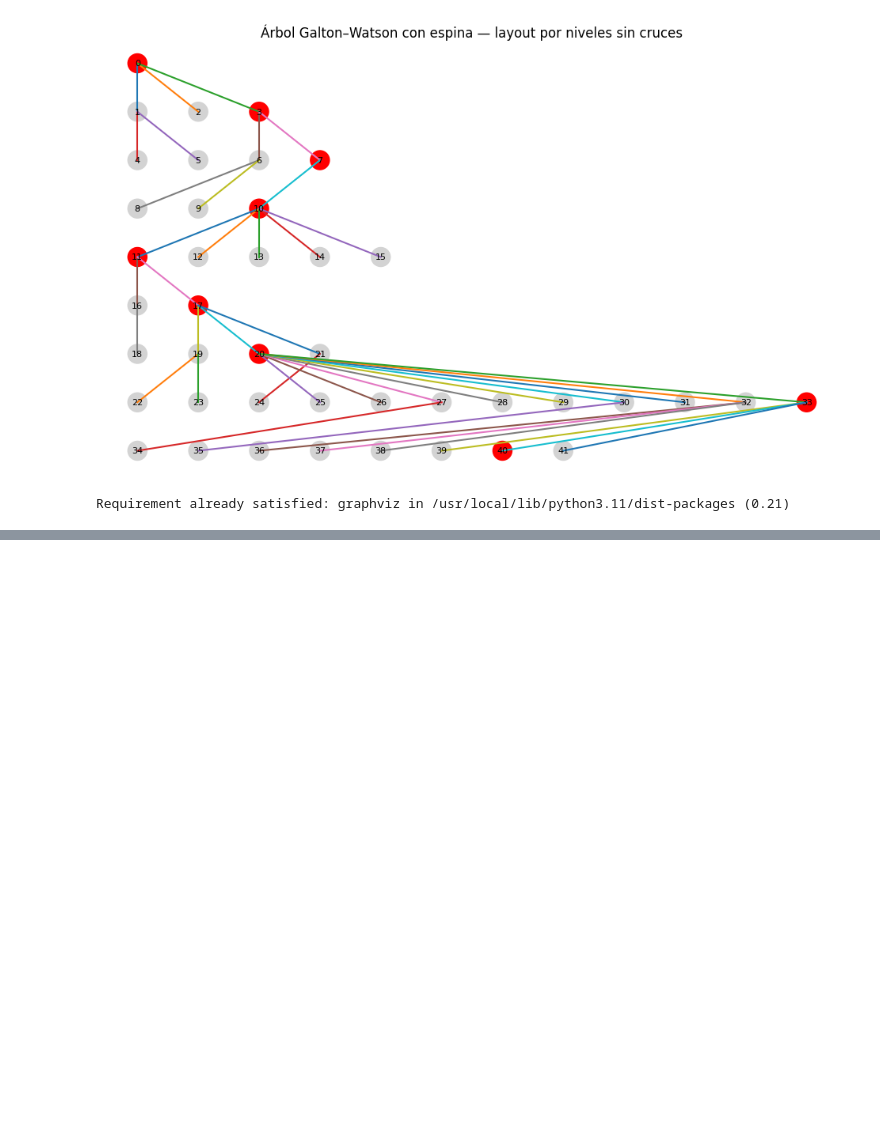
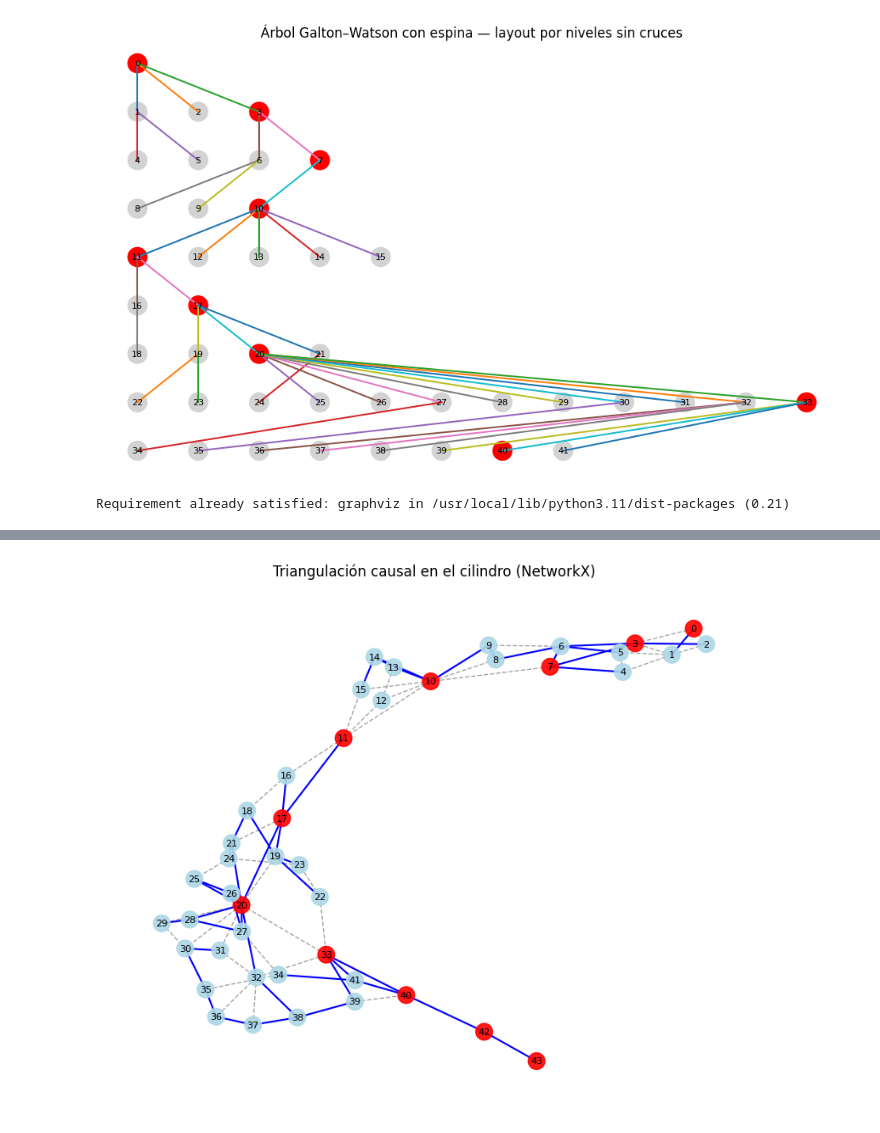
Before and after one commit to RobertoSam/SimulacionAnalisisPercolacionTriangulacionesCausales, a Jupyter notebook: notebooks/simulacion_arbol.ipynb, the cells around one changed output, grey strips where cells are left out. Drawn from its saved outputs; the diff is of its cells as text; code cells hidden in the pictures; blank space fills up the shorter version.

```diff
--- a/notebooks/simulacion_arbol.ipynb
+++ b/notebooks/simulacion_arbol.ipynb
@@ -130,0 +472,49 @@ draw_tree_graphviz(nodos, aristas, invertir_aristas=True)
+# %%
+import networkx as nx
+
+# Crear un grafo no dirigido con networkx a partir de todas las aristas (tiempo + espacio)
+G_cilindro = nx.Graph()
+
+# Añadir nodos con atributos (por ejemplo, si están en la espina)
+for nid, data in nodos_cil.items():
+    G_cilindro.add_node(nid, espina=data.get('espina', False))
+
+# Añadir todas las aristas (tiempo y espacio)
+G_cilindro.add_edges_from(edges_all_cil)
+
+# Podemos usar un layout de networkx, por ejemplo 'spring_layout'
+# pos_cilindro = nx.spring_layout(G_cilindro)
+# O, para intentar mantener una estructura similar a la de niveles, podríamos adaptar las posiciones
+# de la visualización anterior, o usar un layout especializado si networkx lo tuviera para cilindros.
+# Por ahora, usemos el spring_layout como una alternativa general.
+pos_cilindro = nx.spring_layout(G_cilindro)
+
+
+plt.figure(figsize=(10, 8))
+
+# Dibujar aristas: diferenciando abiertas y cerradas
+open_edges_set_cil = set()
+for u, neigh in open_adj_cil.items():
+    for v in neigh:
+        a, b = (u, v) if u < v else (v, u)
+        open_edges_set_cil.add((a, b))
+
+closed_edges_cil = [(u, v) for u, v in G_cilindro.edges() if (u, v) not in open_edges_set_cil and (v, u) not in open_edges_set_cil]
+open_edges_cil = list(open_edges_set_cil)
+
+nx.draw_networkx_edges(G_cilindro, pos_cilindro, edgelist=closed_edges_cil, edge_color='gray', style='dashed', alpha=0.7)
+nx.draw_networkx_edges(G_cilindro, pos_cilindro, edgelist=open_edges_cil, edge_color='blue', width=1.5)
+
+
+# Dibujar nodos: diferenciando espina
+node_colors = ['red' if G_cilindro.nodes[n].get('espina', False) else 'lightblue' for n in G_cilindro.nodes()]
+nx.draw_networkx_nodes(G_cilindro, pos_cilindro, node_color=node_colors, node_size=200, alpha=0.9)
+
+# Opcional: dibujar etiquetas de nodos
+nx.draw_networkx_labels(G_cilindro, pos_cilindro, font_size=8)
+
+plt.title("Triangulación causal en el cilindro (NetworkX)")
+plt.axis('off') # Hide axes
+plt.show()
+# %% [output]
+[figure, added]
```
Also changed, not shown: parts of 3 cells of this notebook.
